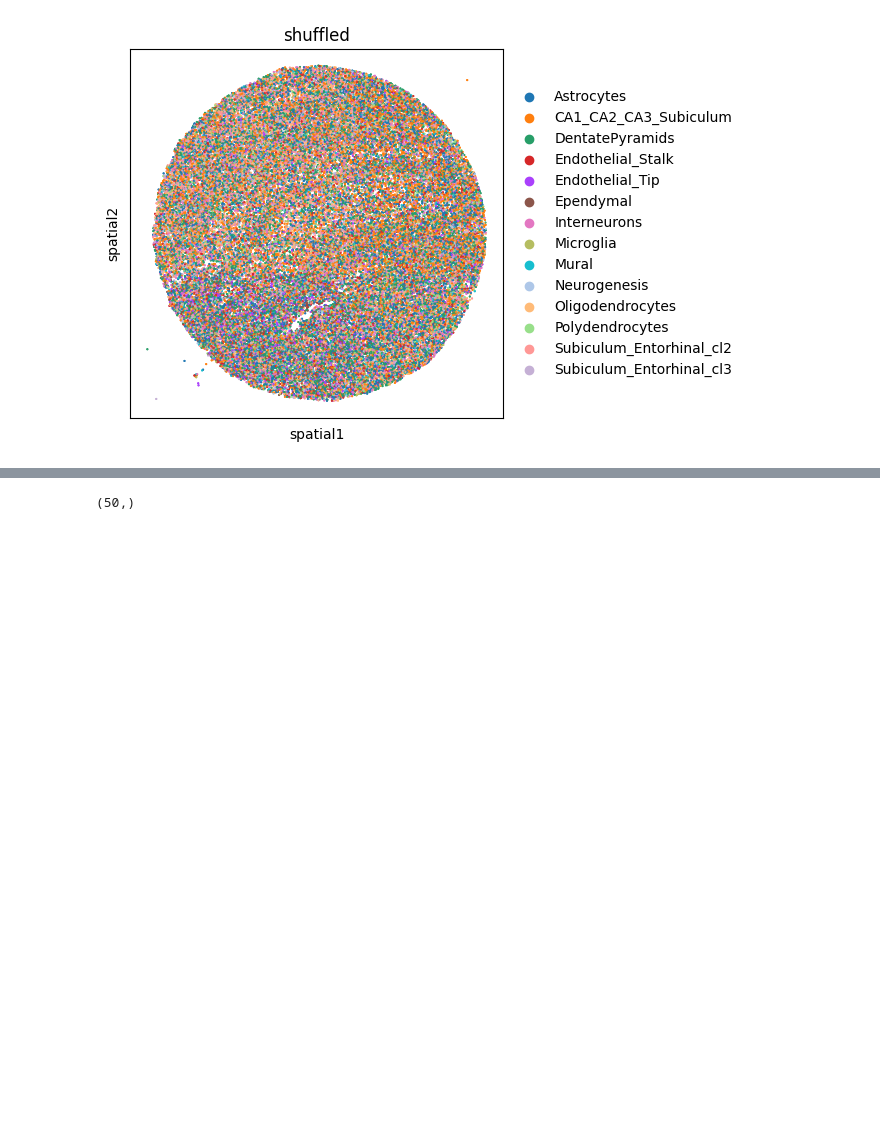
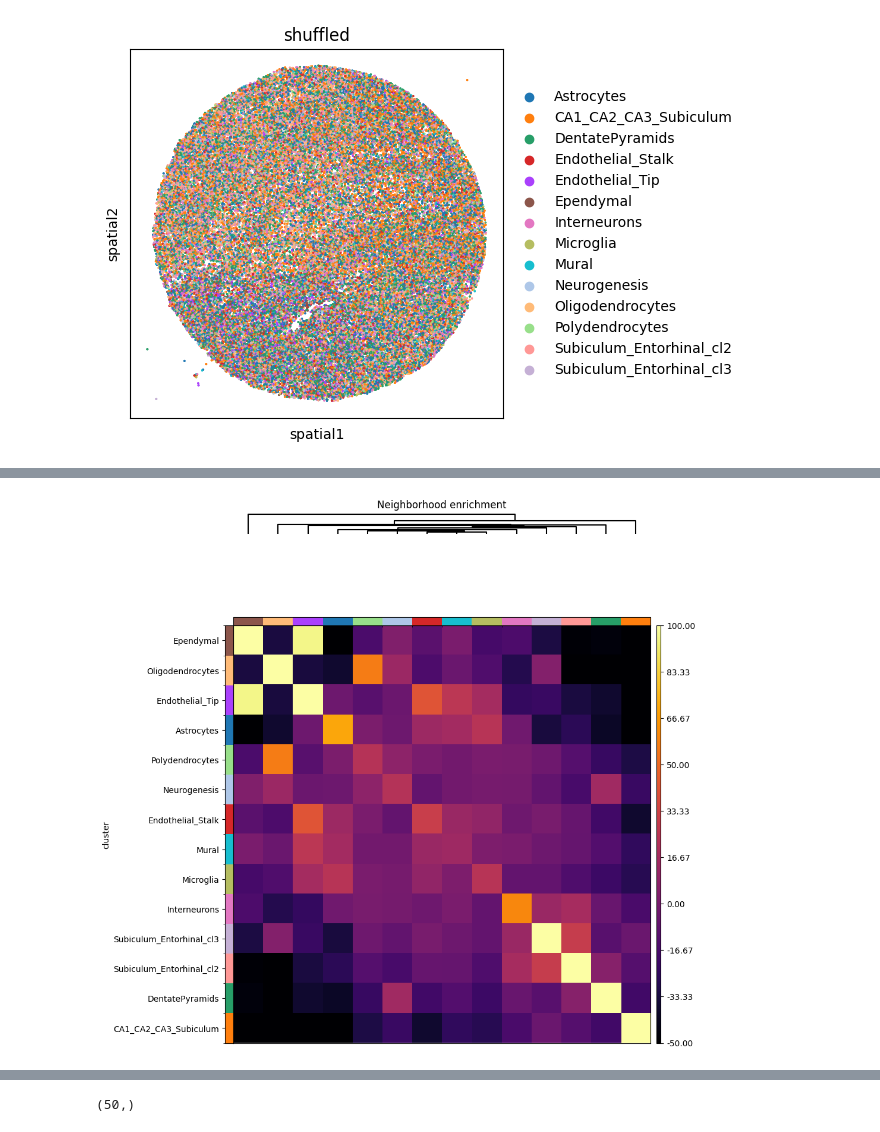
Before and after one commit to JEFworks-Lab/CRAWDAD, a Jupyter notebook: squidpy/compute_ripley.ipynb, the cells around one changed output, grey strips where cells are left out. Cells and saved outputs as stored; diff of their text form; code cells hidden in the pictures; blank space fills up the shorter version.

```diff
--- a/squidpy/compute_ripley.ipynb
+++ b/squidpy/compute_ripley.ipynb
@@ -204,0 +221,6 @@ WARNING: Please specify a valid `library_id` or set it permanently in `adata.uns
+# %%
+sq.gr.spatial_neighbors(adata, coord_type="generic", radius=100, key_added='spatial_distances')
+sq.gr.nhood_enrichment(adata, cluster_key="cluster", connectivity_key='spatial_distances')
+sq.pl.nhood_enrichment(adata, cluster_key="cluster", method="single", cmap="inferno", vmin=-50, vmax=100)
+# %% [output]
+[figure, added]
```
Also changed, not shown: parts of 11 cells of this notebook, 8 other files.
